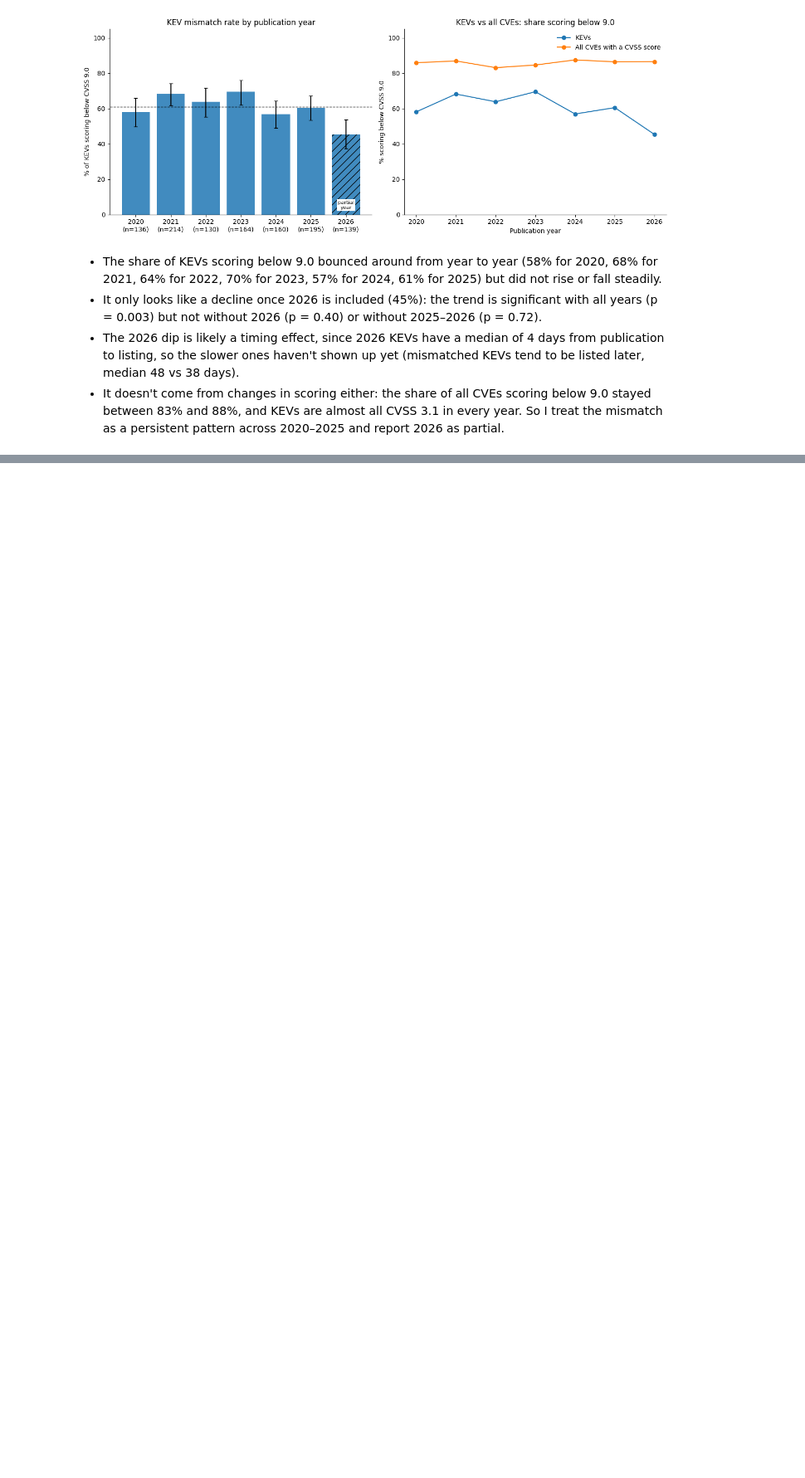
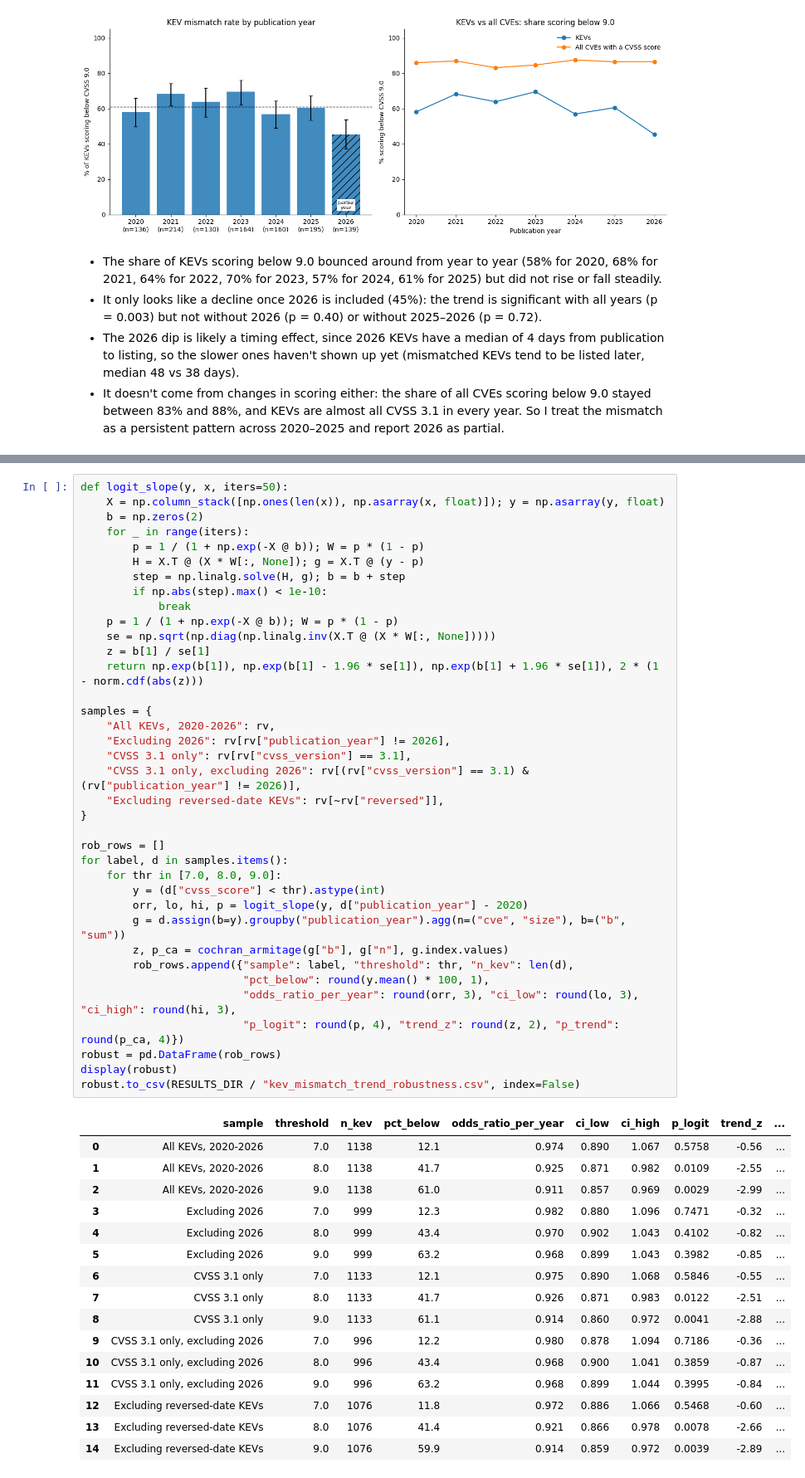
Before and after one commit to aaliyahmjh/data698-capstone, a Jupyter notebook: notebooks/core_eda.ipynb, the cells around one changed output, grey strips where cells are left out. Shown at 83% size. Saved outputs shown, nothing was run; the diff lists cells and outputs as text; blank space fills up the shorter version.

```diff
--- a/notebooks/core_eda.ipynb
+++ b/notebooks/core_eda.ipynb
@@ -5476,0 +5555,54 @@ plt.show()
+# %%
+def logit_slope(y, x, iters=50):
+    X = np.column_stack([np.ones(len(x)), np.asarray(x, float)]); y = np.asarray(y, float)
+    b = np.zeros(2)
+    for _ in range(iters):
+        p = 1 / (1 + np.exp(-X @ b)); W = p * (1 - p)
+        H = X.T @ (X * W[:, None]); g = X.T @ (y - p)
+        step = np.linalg.solve(H, g); b = b + step
+        if np.abs(step).max() < 1e-10:
+            break
+    p = 1 / (1 + np.exp(-X @ b)); W = p * (1 - p)
+    se = np.sqrt(np.diag(np.linalg.inv(X.T @ (X * W[:, None]))))
+    z = b[1] / se[1]
+    return np.exp(b[1]), np.exp(b[1] - 1.96 * se[1]), np.exp(b[1] + 1.96 * se[1]), 2 * (1 - norm.cdf(abs(z)))
+
+samples = {
+    "All KEVs, 2020-2026": rv,
+    "Excluding 2026": rv[rv["publication_year"] != 2026],
+    "CVSS 3.1 only": rv[rv["cvss_version"] == 3.1],
+    "CVSS 3.1 only, excluding 2026": rv[(rv["cvss_version"] == 3.1) & (rv["publication_year"] != 2026)],
+    "Excluding reversed-date KEVs": rv[~rv["reversed"]],
+}
+
+rob_rows = []
+for label, d in samples.items():
+    for thr in [7.0, 8.0, 9.0]:
+        y = (d["cvss_score"] < thr).astype(int)
+        orr, lo, hi, p = logit_slope(y, d["publication_year"] - 2020)
+        g = d.assign(b=y).groupby("publication_year").agg(n=("cve", "size"), b=("b", "sum"))
+        z, p_ca = cochran_armitage(g["b"], g["n"], g.index.values)
+        rob_rows.append({"sample": label, "threshold": thr, "n_kev": len(d),
+                         "pct_below": round(y.mean() * 100, 1),
+                         "odds_ratio_per_year": round(orr, 3), "ci_low": round(lo, 3), "ci_high": round(hi, 3),
+                         "p_logit": round(p, 4), "trend_z": round(z, 2), "p_trend": round(p_ca, 4)})
+robust = pd.DataFrame(rob_rows)
+display(robust)
+robust.to_csv(RESULTS_DIR / "kev_mismatch_trend_robustness.csv", index=False)
+# %% [output]
+|  | sample | threshold | n_kev | pct_below | odds_ratio_per_year | ci_low | ci_high | p_logit | trend_z | ... |
+| 0 | All KEVs, 2020-2026 | 7.0 | 1138 | 12.1 | 0.974 | 0.890 | 1.067 | 0.5758 | -0.56 | ... |
+| 1 | All KEVs, 2020-2026 | 8.0 | 1138 | 41.7 | 0.925 | 0.871 | 0.982 | 0.0109 | -2.55 | ... |
+| 2 | All KEVs, 2020-2026 | 9.0 | 1138 | 61.0 | 0.911 | 0.857 | 0.969 | 0.0029 | -2.99 | ... |
+| 3 | Excluding 2026 | 7.0 | 999 | 12.3 | 0.982 | 0.880 | 1.096 | 0.7471 | -0.32 | ... |
+| 4 | Excluding 2026 | 8.0 | 999 | 43.4 | 0.970 | 0.902 | 1.043 | 0.4102 | -0.82 | ... |
+| 5 | Excluding 2026 | 9.0 | 999 | 63.2 | 0.968 | 0.899 | 1.043 | 0.3982 | -0.85 | ... |
+| 6 | CVSS 3.1 only | 7.0 | 1133 | 12.1 | 0.975 | 0.890 | 1.068 | 0.5846 | -0.55 | ... |
+| 7 | CVSS 3.1 only | 8.0 | 1133 | 41.7 | 0.926 | 0.871 | 0.983 | 0.0122 | -2.51 | ... |
+| 8 | CVSS 3.1 only | 9.0 | 1133 | 61.1 | 0.914 | 0.860 | 0.972 | 0.0041 | -2.88 | ... |
+| 9 | CVSS 3.1 only, excluding 2026 | 7.0 | 996 | 12.2 | 0.980 | 0.878 | 1.094 | 0.7186 | -0.36 | ... |
+| 10 | CVSS 3.1 only, excluding 2026 | 8.0 | 996 | 43.4 | 0.968 | 0.900 | 1.041 | 0.3859 | -0.87 | ... |
+| 11 | CVSS 3.1 only, excluding 2026 | 9.0 | 996 | 63.2 | 0.968 | 0.899 | 1.044 | 0.3995 | -0.84 | ... |
+| 12 | Excluding reversed-date KEVs | 7.0 | 1076 | 11.8 | 0.972 | 0.886 | 1.066 | 0.5468 | -0.60 | ... |
+| 13 | Excluding reversed-date KEVs | 8.0 | 1076 | 41.4 | 0.921 | 0.866 | 0.978 | 0.0078 | -2.66 | ... |
+| 14 | Excluding reversed-date KEVs | 9.0 | 1076 | 59.9 | 0.914 | 0.859 | 0.972 | 0.0039 | -2.89 | ... |
```
Also changed, not shown: parts of 10 cells of this notebook, 3 other files.
